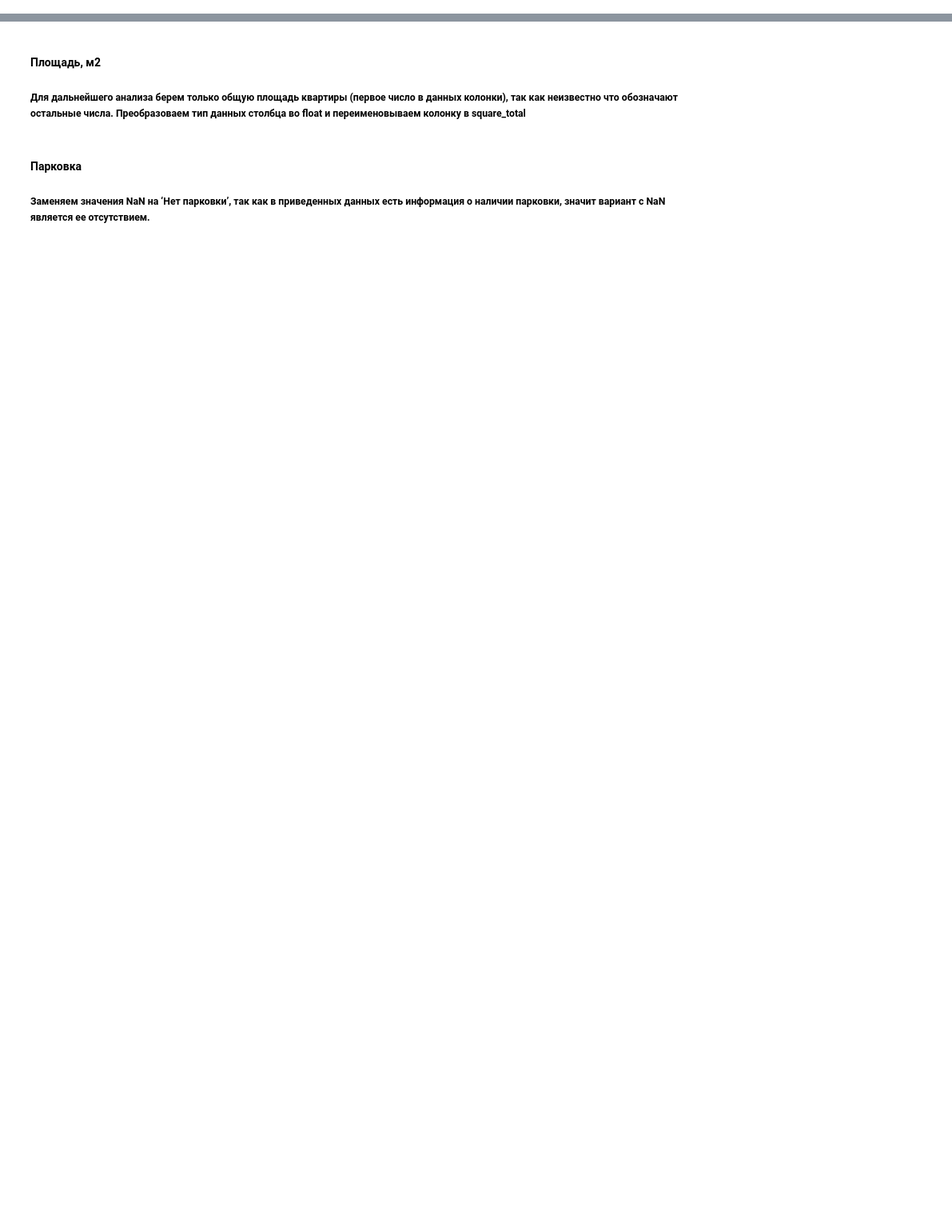
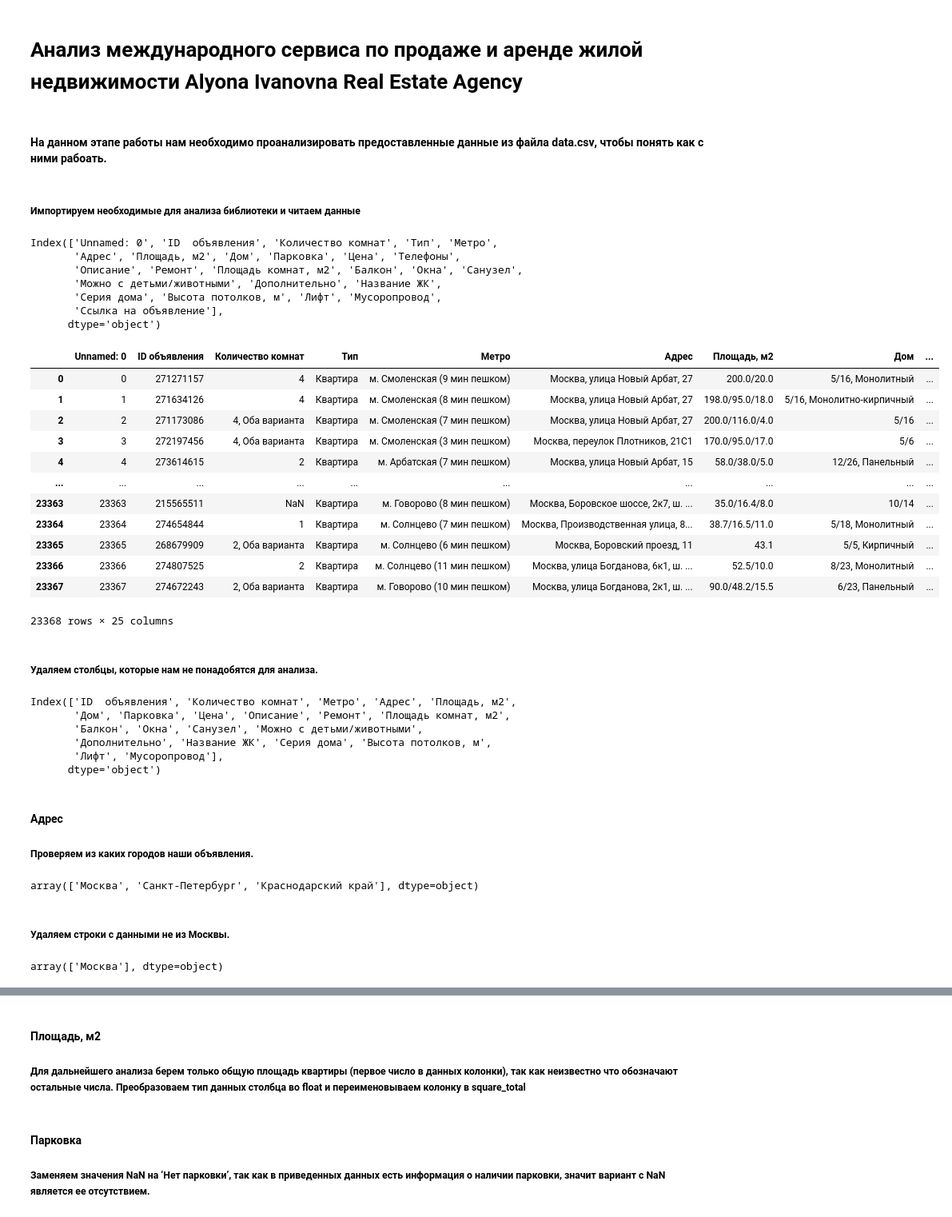
Before and after one commit to osana/real_estate_eda, a Jupyter notebook: real_estate_eda.ipynb, the cells around one changed output, grey strips where cells are left out. Shown at 80% size. Saved outputs shown, nothing was run; the diff lists cells and outputs as text; code cells hidden in the pictures; blank space fills up the shorter version.

```diff
--- a/real_estate_eda.ipynb
+++ b/real_estate_eda.ipynb
@@ -187,0 +1,68 @@ Index(['Мебель в комнатах', 'Мебель на кухне', 'Ва
+# %% [markdown]
+# Анализ международного сервиса по продаже и аренде жилой недвижимости **Alyona Ivanovna Real Estate Agency**
+# %% [markdown]
+#### На данном этапе работы нам необходимо проанализировать предоставленные данные из файла **data.csv**, чтобы понять как с ними рабоать.
+# %% [markdown]
+##### Импортируем необходимые для анализа библиотеки и читаем данные
+# %%
+import re
+import pandas as pd
+import numpy as np
+import matplotlib as mpl
+import matplotlib.pyplot as plt
+import seaborn as sns
+import requests
+path = "./datasets/_data.csv"
+rent = pd.read_csv(path)
+print (rent.columns)
+rent
+# %% [output]
+Index(['Unnamed: 0', 'ID  объявления', 'Количество комнат', 'Тип', 'Метро',
+       'Адрес', 'Площадь, м2', 'Дом', 'Парковка', 'Цена', 'Телефоны',
+       'Описание', 'Ремонт', 'Площадь комнат, м2', 'Балкон', 'Окна', 'Санузел',
+       'Можно с детьми/животными', 'Дополнительно', 'Название ЖК',
+       'Серия дома', 'Высота потолков, м', 'Лифт', 'Мусоропровод',
+       'Ссылка на объявление'],
+      dtype='object')
+|  | Unnamed: 0 | ID объявления | Количество комнат | Тип | Метро | Адрес | Площадь, м2 | Дом | ... |
+| 0 | 0 | 271271157 | 4 | Квартира | м. Смоленская (9 мин пешком) | Москва, улица Новый Арбат, 27 | 200.0/20.0 | 5/16, Монолитный | ... |
+| 1 | 1 | 271634126 | 4 | Квартира | м. Смоленская (8 мин пешком) | Москва, улица Новый Арбат, 27 | 198.0/95.0/18.0 | 5/16, Монолитно-кирпичный | ... |
+| 2 | 2 | 271173086 | 4, Оба варианта | Квартира | м. Смоленская (7 мин пешком) | Москва, улица Новый Арбат, 27 | 200.0/116.0/4.0 | 5/16 | ... |
+| 3 | 3 | 272197456 | 4, Оба варианта | Квартира | м. Смоленская (3 мин пешком) | Москва, переулок Плотников, 21С1 | 170.0/95.0/17.0 | 5/6 | ... |
+| 4 | 4 | 273614615 | 2 | Квартира | м. Арбатская (7 мин пешком) | Москва, улица Новый Арбат, 15 | 58.0/38.0/5.0 | 12/26, Панельный | ... |
+| ... | ... | ... | ... | ... | ... | ... | ... | ... | ... |
+| 23363 | 23363 | 215565511 | NaN | Квартира | м. Говорово (8 мин пешком) | Москва, Боровское шоссе, 2к7, ш. ... | 35.0/16.4/8.0 | 10/14 | ... |
+| 23364 | 23364 | 274654844 | 1 | Квартира | м. Солнцево (7 мин пешком) | Москва, Производственная улица, 8... | 38.7/16.5/11.0 | 5/18, Монолитный | ... |
+| 23365 | 23365 | 268679909 | 2, Оба варианта | Квартира | м. Солнцево (6 мин пешком) | Москва, Боровский проезд, 11 | 43.1 | 5/5, Кирпичный | ... |
+| 23366 | 23366 | 274807525 | 2 | Квартира | м. Солнцево (11 мин пешком) | Москва, улица Богданова, 6к1, ш. ... | 52.5/10.0 | 8/23, Монолитный | ... |
+| 23367 | 23367 | 274672243 | 2, Оба варианта | Квартира | м. Говорово (10 мин пешком) | Москва, улица Богданова, 2к1, ш. ... | 90.0/48.2/15.5 | 6/23, Панельный | ... |
+23368 rows × 25 columns
+# %% [markdown]
+##### Удаляем столбцы, которые нам не понадобятся для анализа.
+# %%
+rent = rent.drop(labels =['Unnamed: 0','Тип','Телефоны','Ссылка на объявление'], axis= 1)
+rent.columns
+# %% [output]
+Index(['ID  объявления', 'Количество комнат', 'Метро', 'Адрес', 'Площадь, м2',
+       'Дом', 'Парковка', 'Цена', 'Описание', 'Ремонт', 'Площадь комнат, м2',
+       'Балкон', 'Окна', 'Санузел', 'Можно с детьми/животными',
+       'Дополнительно', 'Название ЖК', 'Серия дома', 'Высота потолков, м',
+       'Лифт', 'Мусоропровод'],
+      dtype='object')
+# %% [markdown]
+#### **Адрес**
+##### Проверяем из каких городов наши объявления.
+# %%
+cities = rent['Адрес'].apply(lambda x: x.split(',')[0])
+cities.unique()
+# %% [output]
+array(['Москва', 'Санкт-Петербург', 'Краснодарский край'], dtype=object)
+# %% [markdown]
+##### Удаляем строки с данными не из Москвы.
+# %%
+rent.drop(rent[rent['Адрес'].str.startswith('Санкт-Петербург')].index, inplace = True)
+rent.drop(rent[rent['Адрес'].str.startswith('Краснодарский край')].index, inplace = True)
+cities = rent['Адрес'].apply(lambda x: x.split(',')[0])
+cities.unique()
+# %% [output]
+array(['Москва'], dtype=object)
```
Also changed, not shown: parts of 32 cells of this notebook.
